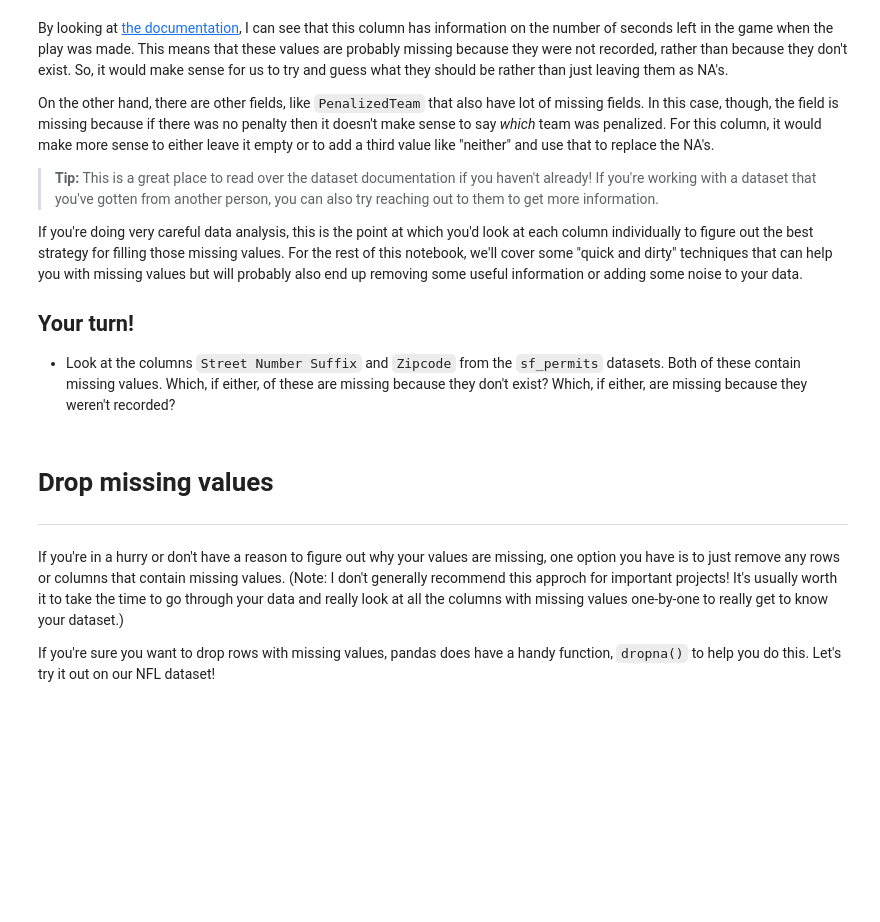
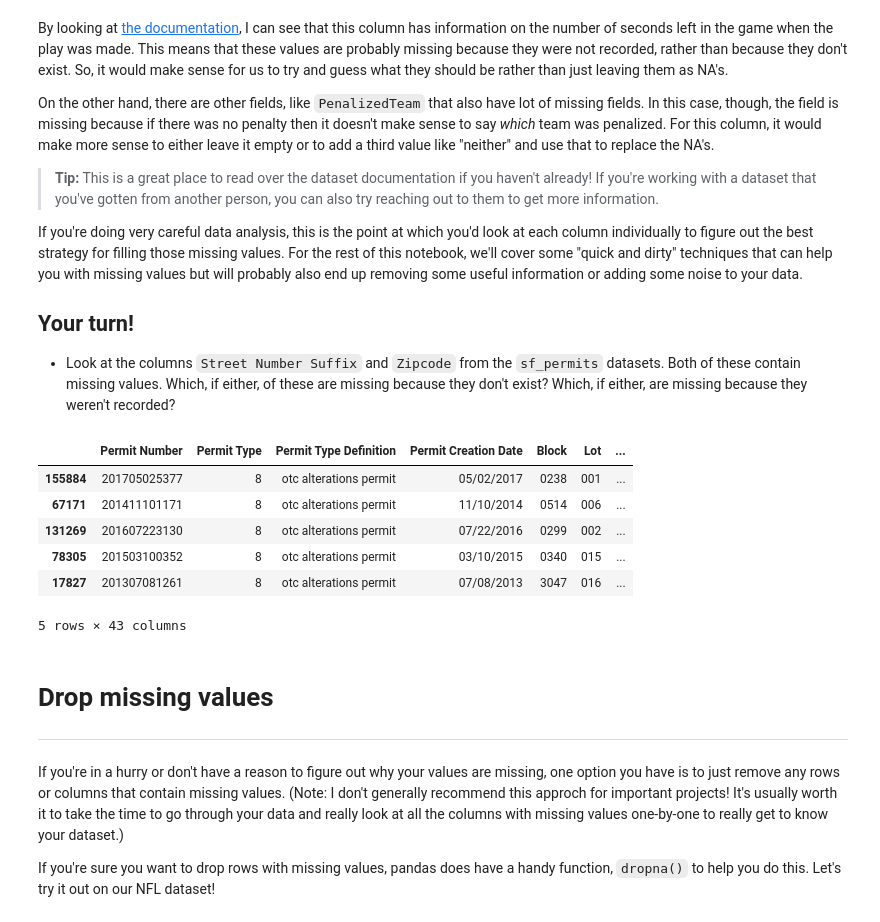
Before and after one commit to VenerinnaWolf/hello-world, a Jupyter notebook: Python/practice/Kaggle - Data Cleaning Challenge/1-handling-missing-values.ipynb, the cells around one changed output. Drawn from its saved outputs; the diff is of its cells as text; code cells hidden in the pictures; blank space fills up the shorter version.

```diff
--- a/Python/practice/Kaggle - Data Cleaning Challenge/1-handling-missing-values.ipynb
+++ b/Python/practice/Kaggle - Data Cleaning Challenge/1-handling-missing-values.ipynb
@@ -103,6 +152,20 @@ If you're doing very careful data analysis, this is the point at which you'd loo
 ## Your turn!
 
 * Look at the columns `Street Number Suffix` and `Zipcode` from the `sf_permits` datasets. Both of these contain missing values. Which, if either, of these are missing because they don't exist? Which, if either, are missing because they weren't recorded?
+# %%
+sf_permits.sample(5)
+
+# Из документации - Street Number Suffix - это часть адреса (суффикс номера улицы).
+# Она, наверное, может и отсутствовать, т.к. это не основная информация об адесе
+# Zipcode - это почтовый индекс адреса здания. Вот он должен быть всегда и опущен может быть по ошибке.
+# %% [output]
+|  | Permit Number | Permit Type | Permit Type Definition | Permit Creation Date | Block | Lot | ... |
+| 155884 | 201705025377 | 8 | otc alterations permit | 05/02/2017 | 0238 | 001 | ... |
+| 67171 | 201411101171 | 8 | otc alterations permit | 11/10/2014 | 0514 | 006 | ... |
+| 131269 | 201607223130 | 8 | otc alterations permit | 07/22/2016 | 0299 | 002 | ... |
+| 78305 | 201503100352 | 8 | otc alterations permit | 03/10/2015 | 0340 | 015 | ... |
+| 17827 | 201307081261 | 8 | otc alterations permit | 07/08/2013 | 3047 | 016 | ... |
+5 rows × 43 columns
 # %% [markdown]
 # Drop missing values
 ___
```
Also changed, not shown: parts of 15 cells of this notebook, 1 other file.
